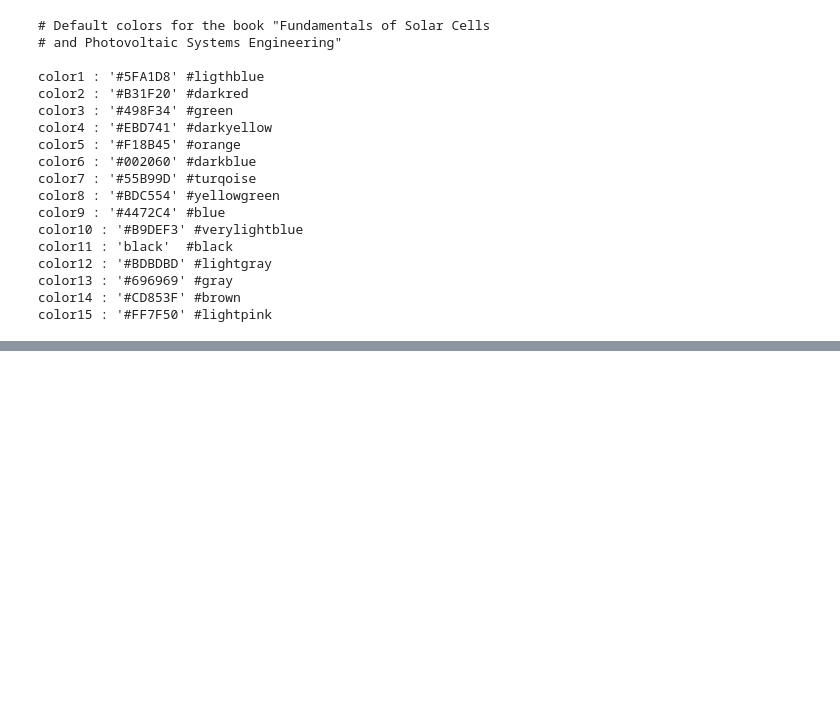
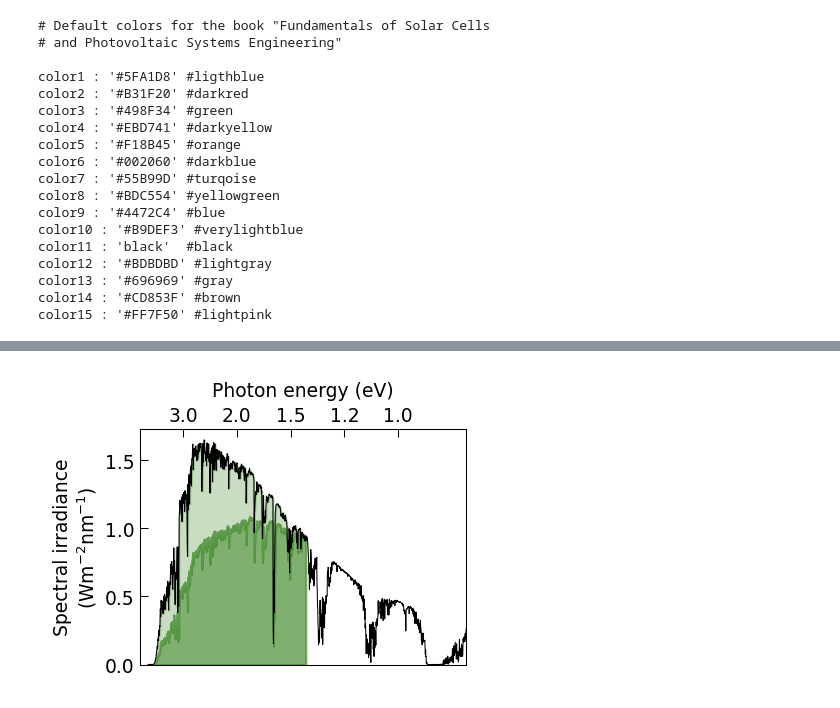
Before and after one commit to martavp/pv-textbook, a Jupyter notebook: Figures/Chapter_06/figures_python/fig_spectrum_MJSC.ipynb, the cells around one changed output, grey strips where cells are left out. Drawn from its saved outputs; the diff is of its cells as text; code cells hidden in the pictures; blank space fills up the shorter version.

```diff
--- a/Figures/Chapter_06/figures_python/fig_spectrum_MJSC.ipynb
+++ b/Figures/Chapter_06/figures_python/fig_spectrum_MJSC.ipynb
@@ -122,0 +130,45 @@ plt.tight_layout()
+# %%
+bg = 1.4
+
+used = []
+
+for energy in am15g[0]:
+    used.append(used_factor(energy, bg, 10))
+
+used_data = all_data * used
+# %%
+fig = plt.figure(figsize=(7*cm, 5*cm), dpi=DPI_PLOT)
+ax = fig.add_subplot(111)
+
+lw = 0.5
+
+ax.plot(am15g[0], all_data, c='black', lw=lw)
+
+ax.fill_between(am15g[0], used_data, color=colors['color3'], alpha=0.7, where=am15g[0]<1240/bg)
+ax.fill_between(am15g[0], all_data, used_data, color=colors['color3'], alpha=0.3, where=am15g[0]<=1240/bg)
+
+y_text="""Spectral irradiance
+(Wm$^{-2}$nm$^{-1}$)"""
+ax.set_ylabel(y_text)
+ax.set_ylim([0, None])
+ax.set_xlim([250, 1500])
+ax.set_xticks([])
+ax.tick_params(which='both', top=False, right=False, bottom=False)
+
+def nm2eV(x):
+    return 1240/x
+
+def eV2nm(x):
+    return nm2eV(x)
+
+secax = ax.secondary_xaxis('top', functions=(nm2eV, eV2nm))
+
+secax.set_xticks(np.array([1, 1.2, 1.5, 2, 3]))
+secax.set_xlabel('Photon energy (eV)', labelpad=5)
+secax.tick_params('x', pad=1.5)
+
+plt.tight_layout(pad=0.01)
+
+#plt.savefig ('./spectrum_SJSC.png', dpi=DPI_SAVE)
+# %% [output]
+[figure, added]
```
Also changed, not shown: parts of 5 cells of this notebook, 8 other files.
